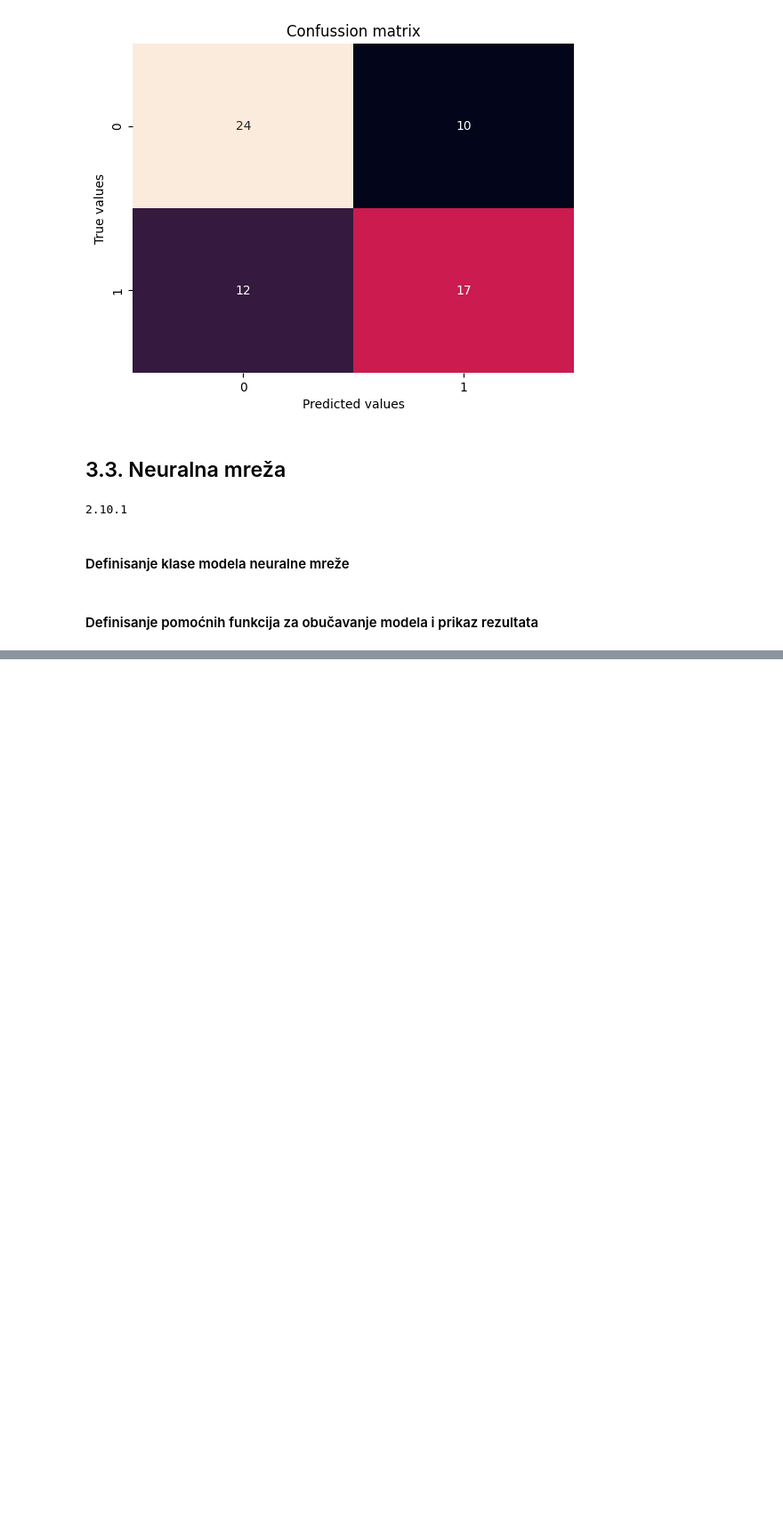
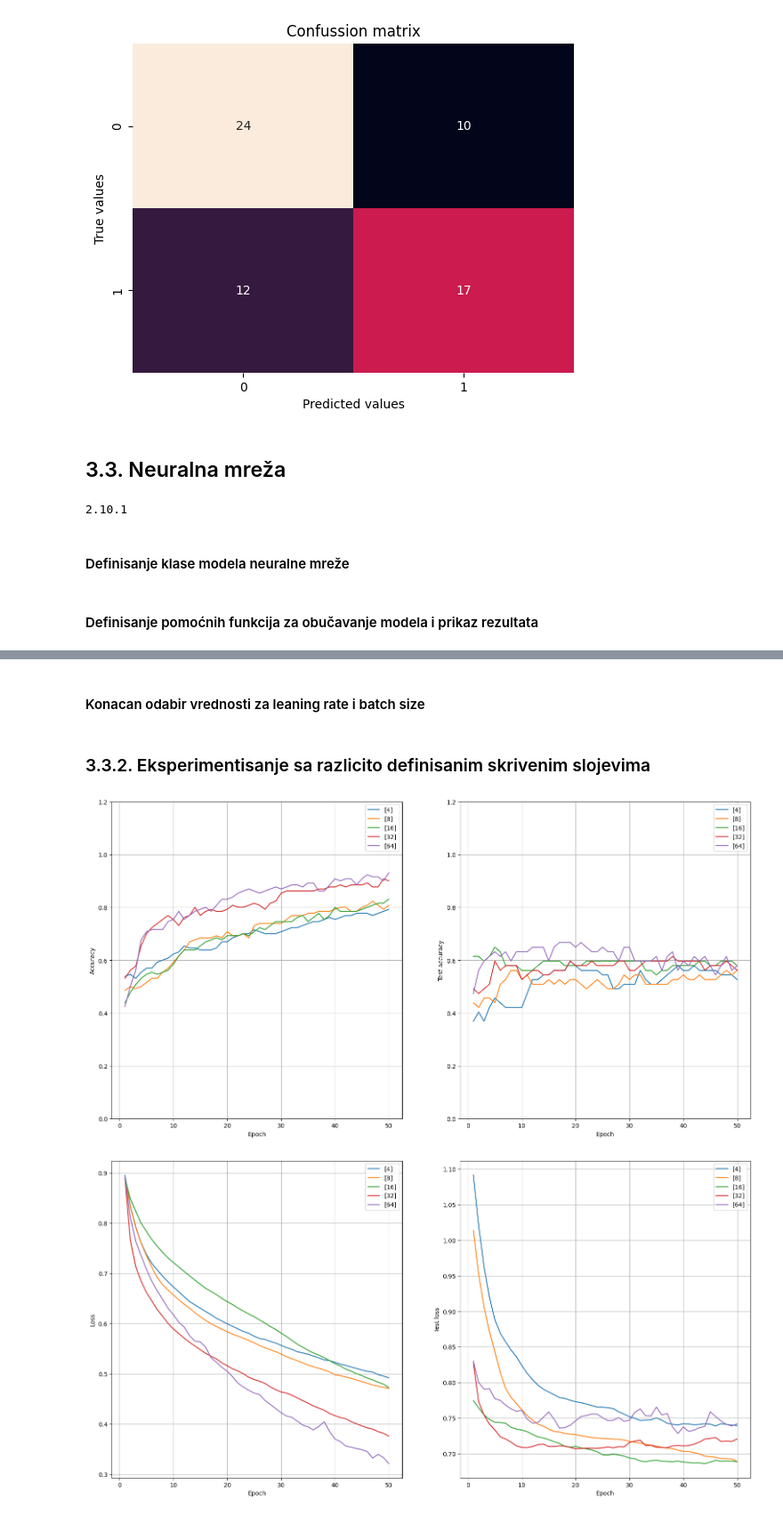
Before and after one commit to nedeljkovicmajaa/som-projekat, a Jupyter notebook: som-projekat-main.ipynb, the cells around one changed output, grey strips where cells are left out. Shown at 89% size. Saved outputs shown, nothing was run; the diff lists cells and outputs as text; code cells hidden in the pictures; blank space fills up the shorter version.

Commit message:
eksperimenti

```diff
--- a/som-projekat-main.ipynb
+++ b/som-projekat-main.ipynb
@@ -759,13 +692,0 @@ experiment_results(histories, y_preds, y_vals, hidden_unit_size, 'sizes of singl
-# %%
-# Dva skrivena sloja
-hidden_unit_size = [[16], [32], [16, 32], [32, 64], [64, 64]]
-epochs = 30
-
-histories = []
-y_preds = []
-y_vals = []
-for hus in hidden_unit_size:
-    metrics, history, y_pred, y_val = train_model(epochs, hus)
-    histories.append(history)
-    y_preds.append(y_pred)
-    y_vals.append(y_val)
@@ -777,0 +790,47 @@ experiment_results(histories, y_preds, y_vals, hidden_unit_size, 'layer number a
+# %% [markdown]
+#### Konacan odabir vrednosti za leaning rate i batch size
+# %%
+lr = 0.001
+bs = 16
+# %% [markdown]
+### 3.3.2. Eksperimentisanje sa razlicito definisanim skrivenim slojevima
+# %%
+# Jedan skriveni sloj
+hidden_unit_size = [[4], [8], [16], [32], [64]]
+epochs = 50
+
+histories = []
+fig1, ax1 = plt.subplots(1, 2, figsize=(6.4*3, 4.8*2))
+fig2, ax2 = plt.subplots(1, 2, figsize=(6.4*3, 4.8*2))
+
+for hus in hidden_unit_size:
+    history, y_pred, y_val = train_model(epochs, hus, lr=lr, bs=bs)
+
+    ax1[0].plot(range(1, len(history.history['accuracy'])+1), history.history['accuracy'], label=hus)
+    ax1[0].set_xlabel('Epoch')
+    ax1[0].set_ylabel('Accuracy')
+    ax1[0].set_ylim(0, 1.2)
+    ax1[0].grid()
+    ax1[0].legend()
+
+    ax1[1].plot(range(1, len(history.history['val_accuracy'])+1), history.history['val_accuracy'], label=hus)
+    ax1[1].set_xlabel('Epoch')
+    ax1[1].set_ylabel('Test accuracy')
+    ax1[1].set_ylim(0, 1.2)
+    ax1[1].grid()
+    ax1[1].legend()
+
+    ax2[0].plot(range(1, len(history.history['loss'])+1), history.history['loss'], label=hus)
+    ax2[0].set_xlabel('Epoch')
+    ax2[0].set_ylabel('Loss')
+    ax2[0].grid()
+    ax2[0].legend()
+
+    ax2[1].plot(range(1, len(history.history['val_loss'])+1), history.history['val_loss'], label=hus)
+    ax2[1].set_xlabel('Epoch')
+    ax2[1].set_ylabel('Test loss')
+    ax2[1].grid()
+    ax2[1].legend()
+# %% [output]
+[figure, added]
+[figure, added]
```
Also changed, not shown: parts of 26 cells of this notebook.
